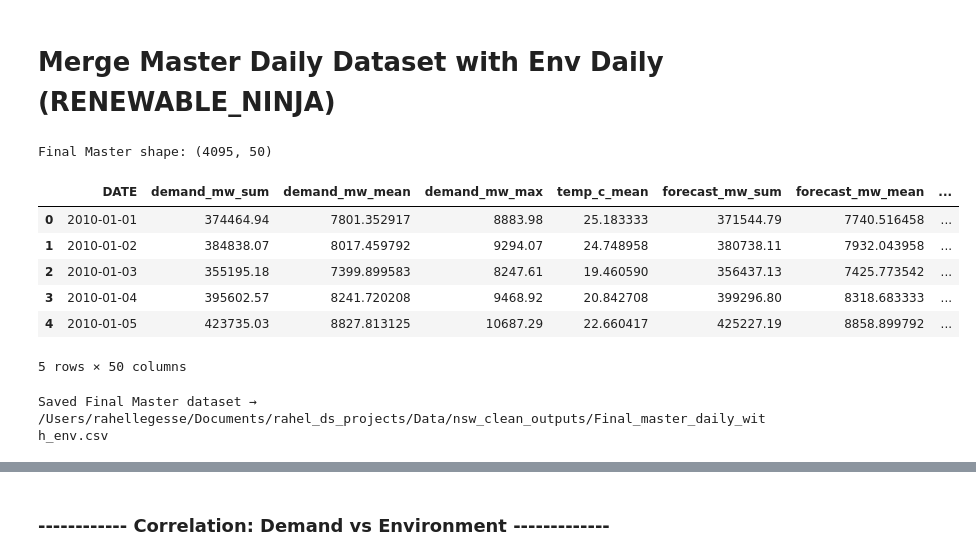
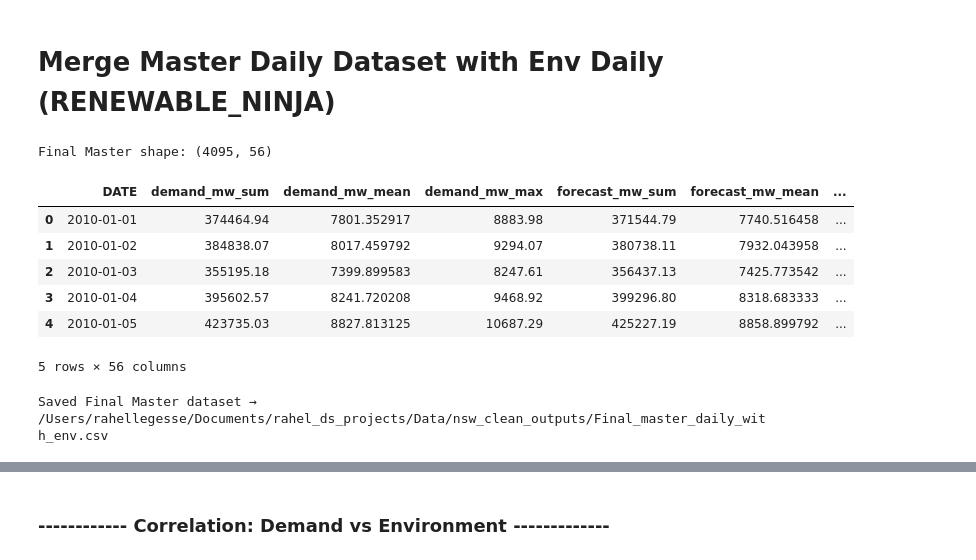
Before and after one commit to frozen-reprise/2025H5_GroupE, a Jupyter notebook: 2025H5_groupE_EDA.ipynb, the cells around one changed output, grey strips where cells are left out. Drawn from its saved outputs; the diff is of its cells as text; code cells hidden in the pictures.

```diff
--- a/2025H5_groupE_EDA.ipynb
+++ b/2025H5_groupE_EDA.ipynb
@@ -1255,53 +1275,54 @@ from pathlib import Path
 master_for_merge = feat.copy()
 env_for_merge    = env_daily.copy()
 
-# 1) Normalize DATE on master (ensure datetime + strip time -> midnight)
+# Normalize DATE on master (ensure datetime + strip time -> midnight)
 master_for_merge["DATE"] = pd.to_datetime(master_for_merge["DATE"], errors="coerce").dt.normalize()
 
-# 2) Ensure env has DATE, then normalize
+# Ensure env has DATE, then normalize
 if "DATE" not in env_for_merge.columns:
     if "time" in env_for_merge.columns:
         env_for_merge = env_for_merge.rename(columns={"time": "DATE"})
     elif isinstance(env_for_merge.index, pd.DatetimeIndex):
         env_for_merge = env_for_merge.reset_index().rename(columns={env_for_merge.index.name or "index": "DATE"})
     else:
         cand = next((c for c in env_for_merge.columns if c.lower() in ("date","datetime") or "time" in c.lower()), None)
         if not cand:
             raise KeyError("Could not find a date/time column in env_for_merge to rename to 'DATE'.")
         env_for_merge = env_for_merge.rename(columns={cand: "DATE"})
 
 env_for_merge["DATE"] = pd.to_datetime(env_for_merge["DATE"], errors="coerce").dt.normalize()
 
-# 3) Drop env temperature (master already has temp_c_mean)
-if "temperature" in env_for_merge.columns:
-    env_for_merge = env_for_merge.drop(columns=["temperature"])
-
-# 4) Enforce 1 row per DATE on env (average if dupes)
+# Enforce 1 row per DATE on env (average if dupes)
 env_for_merge = (
     env_for_merge
     .groupby("DATE", as_index=False)
     .mean(numeric_only=True)
     .sort_values("DATE")
 )
 
-# 5) Merge (keep all master rows)
+# Merge (keep all master rows)
 final_master = master_for_merge.merge(env_for_merge, on="DATE", how="left", validate="1:1")
+
+# Drop project temp columns; keep RN temp columns in the final master ---
+cols_to_drop = [c for c in ["temp_c", "temp_c_mean"] if c in final_master.columns]
+final_master = final_master.drop(columns=cols_to_drop)
+
 
 print("Final Master shape:", final_master.shape)
 display(final_master.head(5))
 
 # 6) Save
 OUTDIR = OUTDIR if "OUTDIR" in globals() else Path(".")
 final_master_csv = OUTDIR / "Final_master_daily_with_env.csv"
 final_master.to_csv(final_master_csv, index=False)
 print("Saved Final Master dataset →", final_master_csv.resolve())
 # %% [output]
-Final Master shape: (4095, 50)
+Final Master shape: (4095, 56)
-|  | DATE | demand_mw_sum | demand_mw_mean | demand_mw_max | temp_c_mean | forecast_mw_sum | forecast_mw_mean | ... |
-| 0 | 2010-01-01 | 374464.94 | 7801.352917 | 8883.98 | 25.183333 | 371544.79 | 7740.516458 | ... |
-| 1 | 2010-01-02 | 384838.07 | 8017.459792 | 9294.07 | 24.748958 | 380738.11 | 7932.043958 | ... |
-| 2 | 2010-01-03 | 355195.18 | 7399.899583 | 8247.61 | 19.460590 | 356437.13 | 7425.773542 | ... |
-| 3 | 2010-01-04 | 395602.57 | 8241.720208 | 9468.92 | 20.842708 | 399296.80 | 8318.683333 | ... |
-| 4 | 2010-01-05 | 423735.03 | 8827.813125 | 10687.29 | 22.660417 | 425227.19 | 8858.899792 | ... |
+|  | DATE | demand_mw_sum | demand_mw_mean | demand_mw_max | forecast_mw_sum | forecast_mw_mean | ... |
+| 0 | 2010-01-01 | 374464.94 | 7801.352917 | 8883.98 | 371544.79 | 7740.516458 | ... |
+| 1 | 2010-01-02 | 384838.07 | 8017.459792 | 9294.07 | 380738.11 | 7932.043958 | ... |
+| 2 | 2010-01-03 | 355195.18 | 7399.899583 | 8247.61 | 356437.13 | 7425.773542 | ... |
+| 3 | 2010-01-04 | 395602.57 | 8241.720208 | 9468.92 | 399296.80 | 8318.683333 | ... |
+| 4 | 2010-01-05 | 423735.03 | 8827.813125 | 10687.29 | 425227.19 | 8858.899792 | ... |
-5 rows × 50 columns
+5 rows × 56 columns
 Saved Final Master dataset → /Users/rahellegesse/Documents/rahel_ds_projects/Data/nsw_clean_outputs/Final_master_daily_with_env.csv
```
Also changed, not shown: parts of 11 cells of this notebook, 3 other files.
